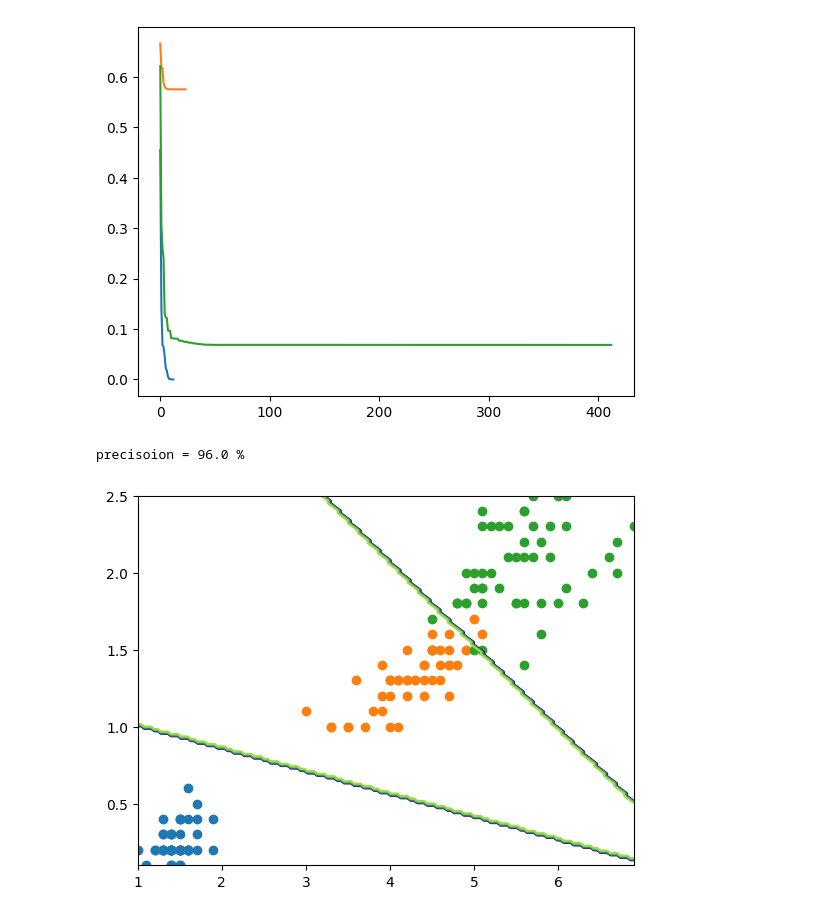
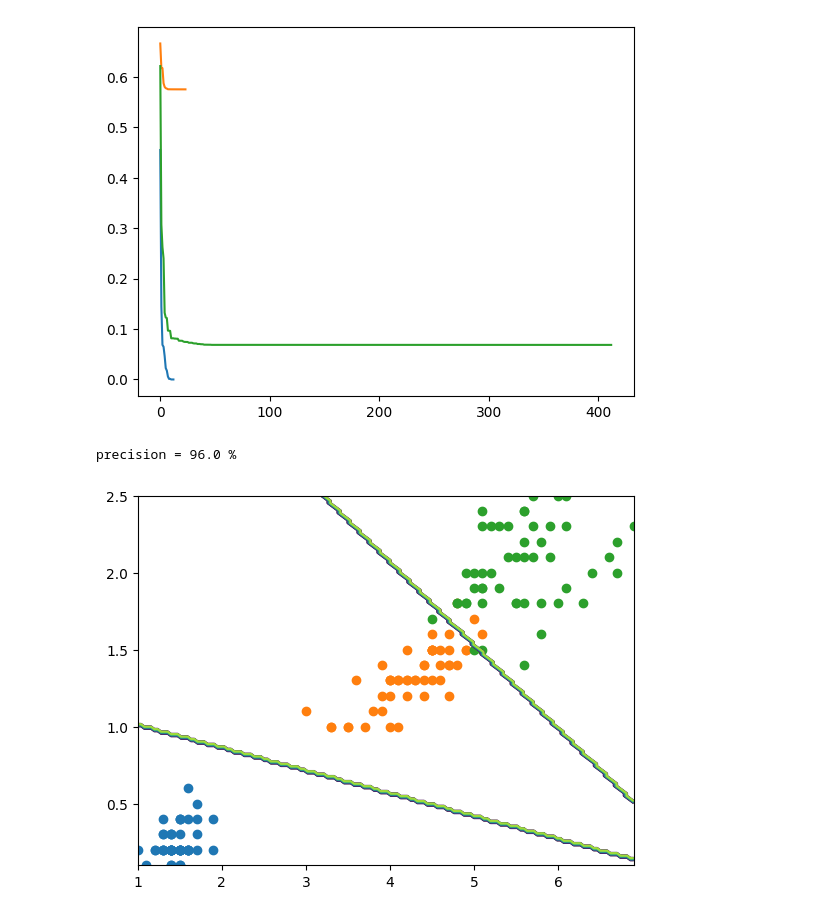
Before and after one commit to zwd1224/machine_learning_practice, a Jupyter notebook: 机器学习/逻辑回归/logistic_regression.ipynb, the cells around one changed output. Cells and saved outputs as stored; diff of their text form; code cells hidden in the pictures.

```diff
--- a/机器学习/逻辑回归/logistic_regression.ipynb
+++ b/机器学习/逻辑回归/logistic_regression.ipynb
@@ -177,13 +177,13 @@ plt.show
 [figure]
 # %%
 num_examples = data.shape[0]
-x_trian = data[[x_axis,y_axis]].values.reshape(num_examples,2)
-y_trian = data['Species'].values.reshape(num_examples,1)
+x_train = data[[x_axis,y_axis]].values.reshape(num_examples,2)
+y_train = data['Species'].values.reshape(num_examples,1)
 
 max_iter = 1000
 polynomial_degree = 0
 sinusoid_degree = 0
-lr = LogisticRegression(x_trian, y_trian , polynomial_degree  ,sinusoid_degree)
+lr = LogisticRegression(x_train, y_train , polynomial_degree  ,sinusoid_degree)
 theta , cost_histories =  lr.train(max_iter)
 labels = lr.unique_labels
 plt.plot(range(len(cost_histories[0])),cost_histories[0],label = labels[0])
@@ -193,51 +193,51 @@ plt.show()
 # %% [output]
 [figure]
 # %%
-y_trian_pred = lr.predict(x_trian)
-precisoion = np.sum(y_trian_pred == y_trian) / y_trian.shape[0] * 100
-print(f'precisoion = {precisoion} %')
+y_trian_pred = lr.predict(x_train)
+precision = np.sum(y_trian_pred == y_train) / y_train.shape[0] * 100
+print(f'precision = {precision} %')
 # %% [output]
-precisoion = 96.0 %
+precision = 96.0 %
 # %%
 # 找到 x_trian 数组中第 0 列的最小值，并将其赋值给 x_min
-x_min = np.min(x_trian[:,0])
-x_max = np.max(x_trian[:,0])
+x_min = np.min(x_train[:,0])
+x_max = np.max(x_train[:,0])
 # 找到 x_trian 数组中第 1 列的最小值，并将其赋值给 y_min
-y_min = np.min(x_trian[:,1])
-y_max = np.max(x_trian[:,1])
+y_min = np.min(x_train[:,1])
+y_max = np.max(x_train[:,1])
 samples = 150
 
 # np.linspace(x_min, x_max, samples) 生成一个一维数组，这个数组的值从 x_min 开始，到 x_max 结束，总共包含 samples 个等间距的值
 X = np.linspace(x_min,x_max,samples)
 Y = np.linspace(y_min,y_max,samples)
 
 Z_1 = np.zeros((samples,samples))
 Z_2 = np.zeros((samples,samples))
 Z_3 = np.zeros((samples,samples))
 # enumerate(X) 迭代时同时获取元素的索引和值
 for x_index, x in enumerate(X):
     for y_index, y in enumerate(Y):
         # 整个数据分布全部覆盖
         data = np.array([[x,y]])
         prediction = lr.predict(data)
         if prediction == iris_types[0]:
             Z_1[x_index][y_index] = 1
         elif prediction == iris_types[1]:
             Z_2[x_index][y_index] = 1
         elif prediction == iris_types[2]:
             Z_3[x_index][y_index] = 1
 
 for iris_type in iris_types:
     # 散点图
     plt.scatter(
-        x_trian[(y_trian == iris_type).flatten() , 0],
-        x_trian[(y_trian == iris_type).flatten() , 1],
+        x_train[(y_train == iris_type).flatten() , 0],
+        x_train[(y_train == iris_type).flatten() , 1],
         label = iris_type
         )
 # 绘制等高线图
 plt.contour(X,Y,Z_1)
 plt.contour(X,Y,Z_2)
 plt.contour(X,Y,Z_3)
 plt.show()
 # %% [output]
-[figure, old version]
+[figure, new version]
```
Also changed, not shown: 1 other file.
